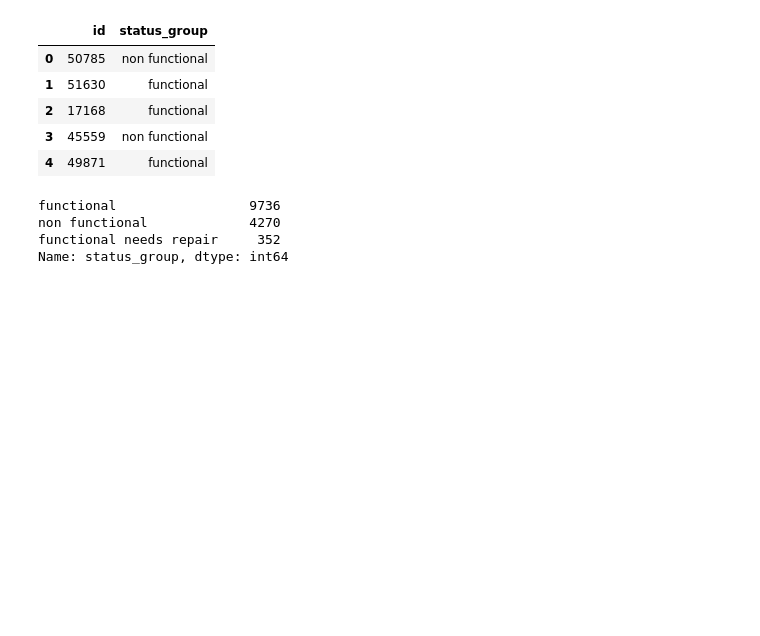
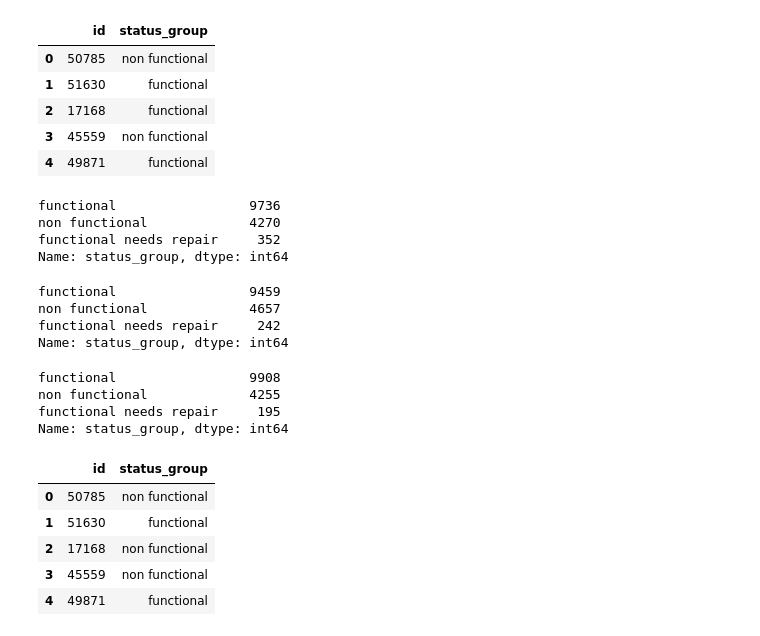
Before and after one commit to sealuwee/DS2-Predictive-Modeling-Challenge, a Jupyter notebook: okay it's time to get a better score!.ipynb, the cells around one changed output. Drawn from its saved outputs; the diff is of its cells as text; code cells hidden in the pictures; blank space fills up the shorter version.

```diff
--- a/okay it's time to get a better score!.ipynb
+++ b/okay it's time to get a better score!.ipynb
@@ -657,7 +652,7 @@ params = {'boosting_type': 'dart',
           'num_leaves': 800,
           'num_iterations':2000,
           'learning_rate': 0.001,
-          'max_bin': 369,
+          'max_bin': 866,
           'subsample_for_bin': 200000,
           'subsample': 0.8,
           'subsample_freq': 1,
@@ -695,3 +690,8 @@ model.fit(X_train,y_train)
 submission=sample_submission.copy()
 submission['status_group'] = model.predict(X_test)
 submission['status_group'].value_counts()
+# %% [output]
+functional                 9459
+non functional             4657
+functional needs repair     242
+Name: status_group, dtype: int64
@@ -697,0 +700,69 @@ submission['status_group'].value_counts()
+# %%
+X_train = train_features
+X_test = test_features
+y_train = train_labels['status_group']
+scaler = RobustScaler()
+X_train = scaler.fit_transform(X_train)
+X_test = scaler.fit_transform(X_test)
+
+lgb_train = lgb.Dataset(X_train, label=y_train)
+
+params = {'boosting_type': 'rf',
+          'max_depth' : -1,
+          'num_threads': -1,
+          'objective': 'multiclass',
+          'num_leaves': 800,
+          'num_iterations':4000,
+          'learning_rate': 0.001,
+          'max_bin': 866,
+          'subsample_for_bin': 200000,
+          'subsample': 0.8,
+          'subsample_freq': 1,
+          'colsample_bytree': 1,
+          'reg_alpha': 2,
+          'reg_lambda': 5,
+          'min_split_gain': 0.65,
+          'min_child_weight': 5,
+          'min_child_samples': 40,
+          'num_class' : 3,
+          'metric' : 'multi_logloss'}
+
+model = lgb.LGBMClassifier(
+    boosting_type = params['boosting_type'],
+    num_leaves = params['num_leaves'],
+    objective = params['objective'],
+    num_threads = params['num_threads'],
+    max_depth = params['max_depth'],
+    max_bin = params['max_bin'],
+    colsample_bytree = params['colsample_bytree'],
+    subsample_for_bin = params['subsample_for_bin'],
+    subsample = params['subsample'],
+    subsample_freq = params['subsample_freq'],
+    reg_alpha = params['reg_alpha'],
+    reg_lambda = params['reg_lambda'],
+    min_split_gain = params['min_split_gain'],
+    min_child_weight = params['min_child_weight'],
+    min_child_samples = params['min_child_samples'],
+    num_class = params['num_class'],
+    metric = params['metric']
+)
+
+model.fit(X_train,y_train)
+
+submission=sample_submission.copy()
+submission['status_group'] = model.predict(X_test)
+submission['status_group'].value_counts()
+# %% [output]
+functional                 9908
+non functional             4255
+functional needs repair     195
+Name: status_group, dtype: int64
+# %%
+submission.head()
+# %% [output]
+|  | id | status_group |
+| 0 | 50785 | non functional |
+| 1 | 51630 | functional |
+| 2 | 17168 | non functional |
+| 3 | 45559 | non functional |
+| 4 | 49871 | functional |
```
Also changed, not shown: parts of 9 cells of this notebook, 3 other files.
